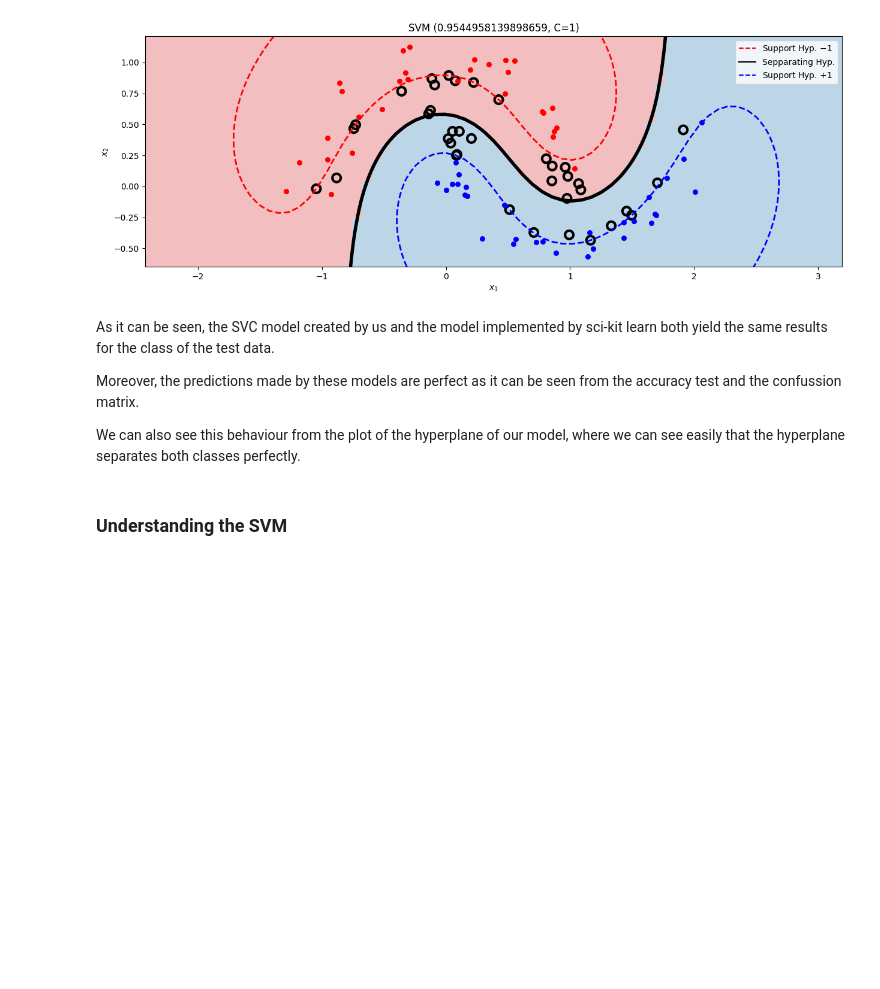
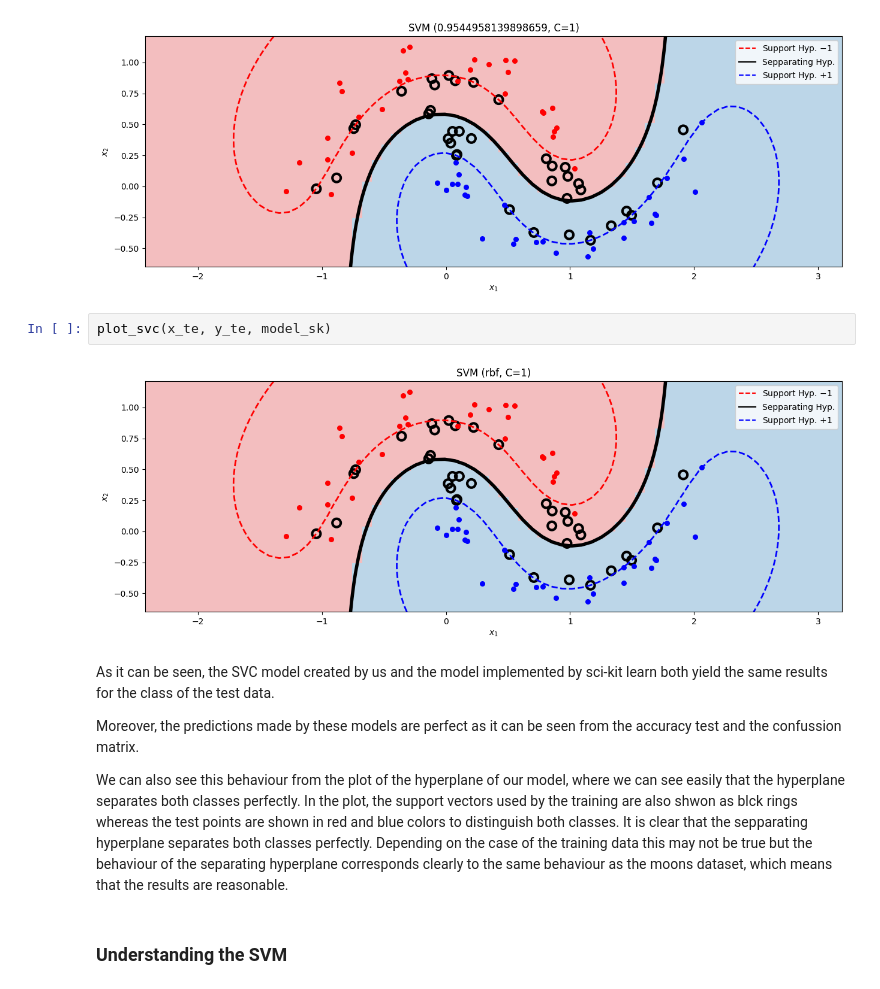
Before and after one commit to RafaDom02/MAAA, a Jupyter notebook: MAAA-24_25-SMO_Qst.ipynb, the cells around one changed output. Cells and saved outputs as stored; diff of their text form; blank space fills up the shorter version.

```diff
--- a/MAAA-24_25-SMO_Qst.ipynb
+++ b/MAAA-24_25-SMO_Qst.ipynb
@@ -502,12 +502,16 @@ Confussion of scikit-learn SVC:
 plot_svc(x_te, y_te, model_my)
 # %% [output]
 [figure]
+# %%
+plot_svc(x_te, y_te, model_sk)
+# %% [output]
+[figure, added]
 # %% [markdown]
 As it can be seen, the SVC model created by us and the model implemented by sci-kit learn both yield the same results for the class of the test data.
 
 Moreover, the predictions made by these models are perfect as it can be seen from the accuracy test and the confussion matrix.
 
-We can also see this behaviour from the plot of the hyperplane of our model, where we can see easily that the hyperplane separates both classes perfectly.
+We can also see this behaviour from the plot of the hyperplane of our model, where we can see easily that the hyperplane separates both classes perfectly. In the plot, the support vectors used by the training are also shwon as blck rings whereas the test points are shown in red and blue colors to distinguish both classes. It is clear that the sepparating hyperplane separates both classes perfectly. Depending on the case of the training data this may not be true but the behaviour of the separating hyperplane corresponds clearly to the same behaviour as the moons dataset, which means that the results are reasonable.
 # %% [markdown]
 ### Understanding the SVM
 # %% [markdown]
```
Also changed, not shown: parts of 5 cells of this notebook.
